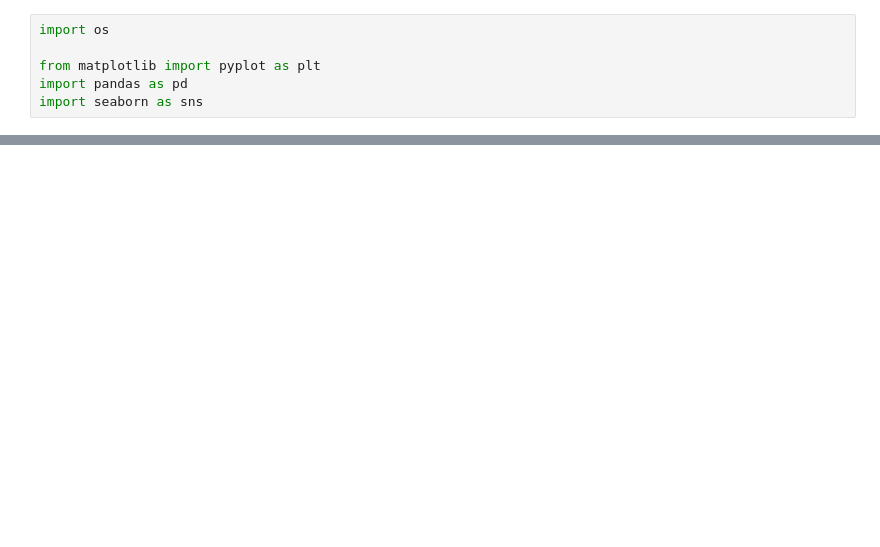
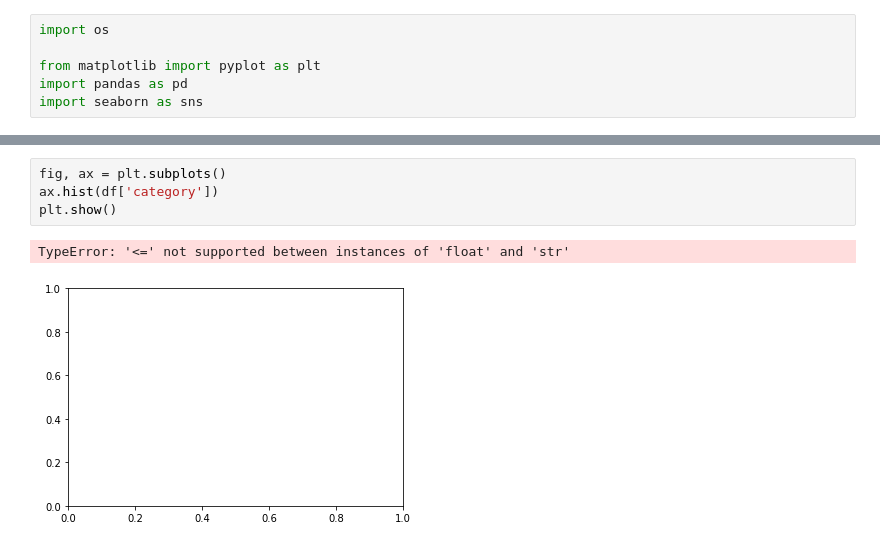
Before and after one commit to NVukobrat/US-Mutual-Funds-and-ETFs-Analysis, a Jupyter notebook: Main.ipynb, the cells around one changed output, grey strips where cells are left out. Cells and saved outputs as stored; diff of their text form; blank space fills up the shorter version.

```diff
--- a/Main.ipynb
+++ b/Main.ipynb
@@ -66,0 +58,7 @@ print("Finished")
+# %%
+fig, ax = plt.subplots()
+ax.hist(df['category'])
+plt.show()
+# %% [output]
+TypeError: '<=' not supported between instances of 'float' and 'str'
+[figure, added]
```
Also changed, not shown: parts of 7 cells of this notebook, 1 other file.
